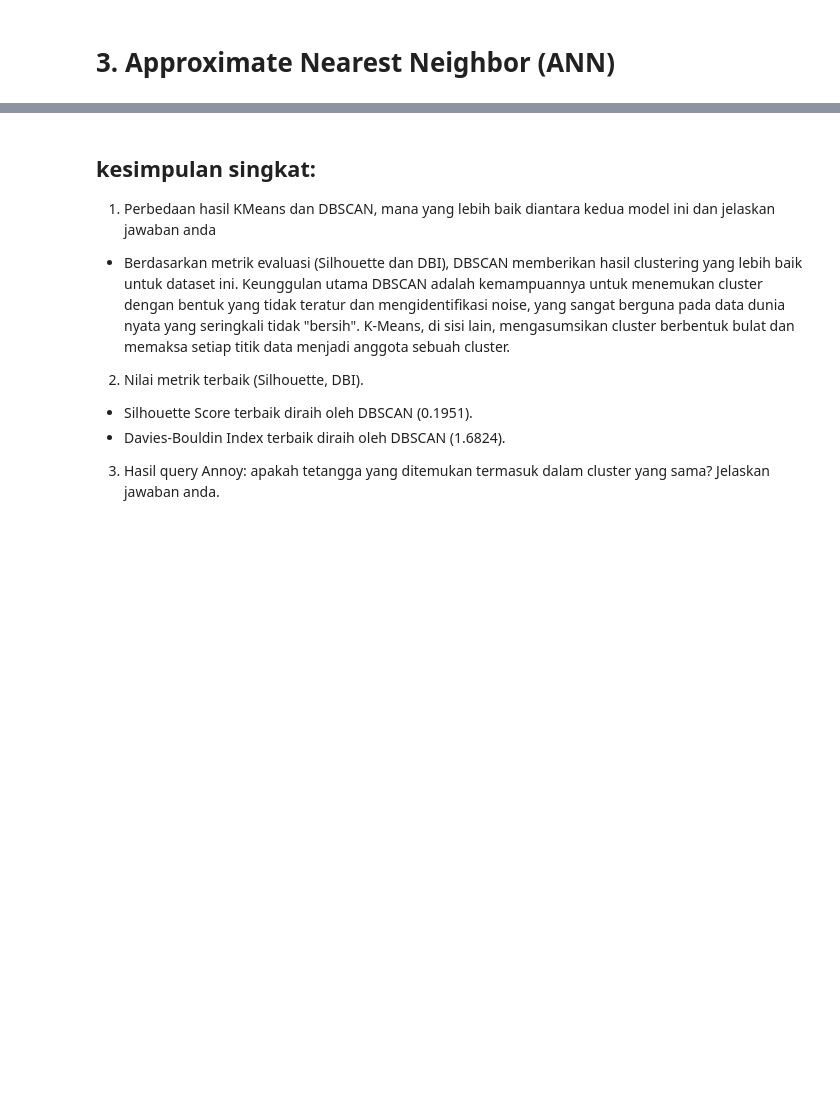
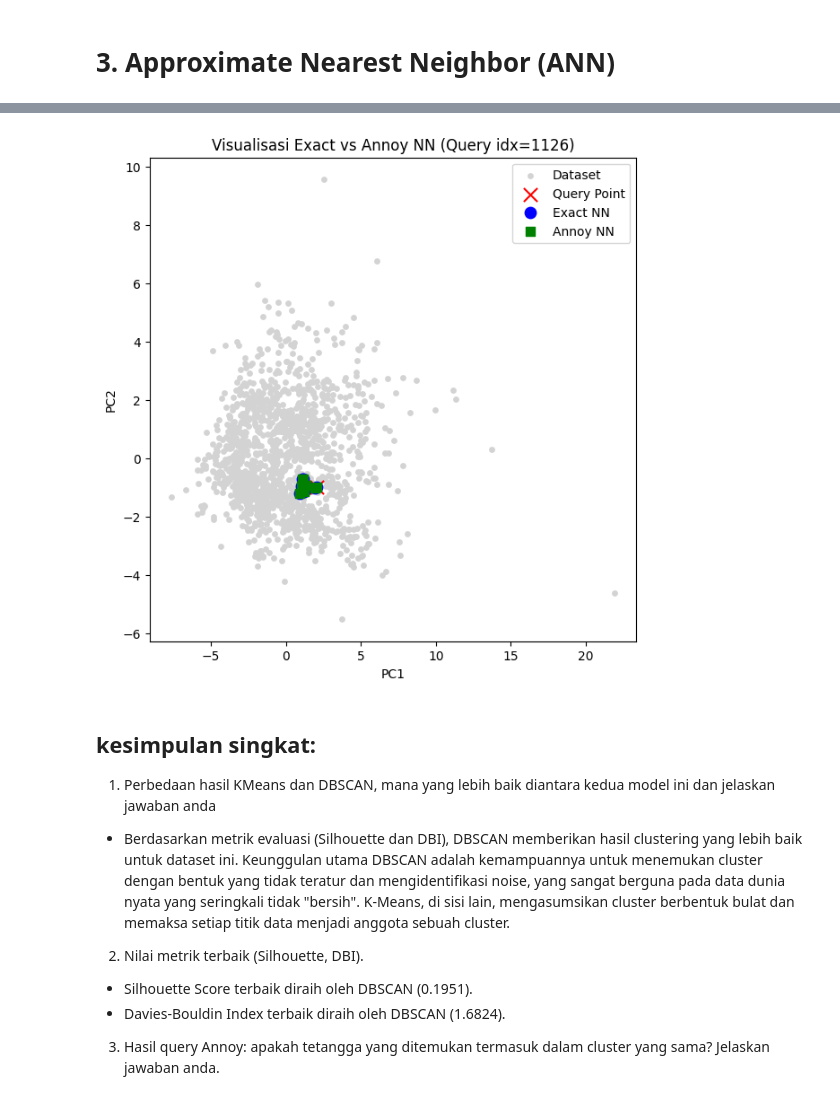
Before and after one commit to sakanabil/Machine-Learning_25, a Jupyter notebook: Saka_Nabil_UTS_ML.ipynb, the cells around one changed output, grey strips where cells are left out. Drawn from its saved outputs; the diff is of its cells as text; code cells hidden in the pictures; blank space fills up the shorter version.

```diff
--- a/Saka_Nabil_UTS_ML.ipynb
+++ b/Saka_Nabil_UTS_ML.ipynb
@@ -350,13 +350,12 @@ Membuat visualisasi hasil clustering menggunakan PCA...
 # %% [markdown]
 # **3. Approximate Nearest Neighbor (ANN)**
 # %%
-# Approximate Nearest Neighbor (ANN)
 print("\nMenerapkan Approximate Nearest Neighbor dengan Annoy")
 
 # Persiapan Annoy Index
 dim = X_scaled.shape[1]
 ann = AnnoyIndex(dim, 'euclidean')
-num_trees = 100 # Trade-off antara akurasi dan kecepatan
+num_trees = 10  # Trade-off antara akurasi dan kecepatan
 
 print("Membangun index Annoy...")
 for i, v in enumerate(X_scaled):
@@ -365,28 +364,58 @@ for i, v in enumerate(X_scaled):
 ann.build(num_trees)
 print(f"Index Annoy berhasil dibangun dengan {num_trees} trees.")
 
-# Pilih 4 titik query secara acak
+# Pilih 1 titik query untuk visualisasi (lebih mudah dilihat)
 np.random.seed(42)
-query_indices = np.random.choice(len(X_scaled), 4, replace=False)
-num_neighbors = 8 # Jumlah tetangga yang ingin dicari
+query_idx = np.random.choice(len(X_scaled))
+num_neighbors = 8  # Jumlah tetangga yang ingin dicari
+
+# Hasil Annoy
+neighbors_ann, distances_ann = ann.get_nns_by_item(query_idx, num_neighbors, include_distances=True)
+
+# Hasil Exact Nearest Neighbor
+nbrs = NearestNeighbors(n_neighbors=num_neighbors, metric='euclidean').fit(X_scaled)
+distances_exact, neighbors_exact = nbrs.kneighbors([X_scaled[query_idx]])
+
+neighbors_exact = neighbors_exact[0]
+distances_exact = distances_exact[0]
 
 print("\n--- Hasil Pencarian ANN ---")
-for query_idx in query_indices:
-    neighbors, distances = ann.get_nns_by_item(query_idx, num_neighbors, include_distances=True)
+print(f"Query Point Index: {query_idx} (Cluster KMeans: {labels_kmeans[query_idx]})")
+print("---------------------------------------------------------")
+print("Idx |    Jarak (Annoy)    | Cluster (KMeans)")
+print("---------------------------------------------------------")
+for n, d in zip(neighbors_ann, distances_ann):
+    if n == query_idx:
+        continue
+    print(f"{n:<4} | {d:.4f}              | {labels_kmeans[n]}")
+print("---------------------------------------------------------")
 
-    print(f"\n>> Query Point Index: {query_idx} (Cluster KMeans: {labels_kmeans[query_idx]})")
-    print("   Tetangga Terdekat dan Jaraknya:")
-    print("   -------------------------------------------------")
-    print("   Idx |    Jarak    | Cluster (KMeans)")
-    print("   -------------------------------------------------")
-    for n, d in zip(neighbors, distances):
-        # Skip jika tetangga adalah query point itu sendiri
-        if n == query_idx:
-            continue
-        print(f"   {n:<3} |    {d:.4f}   |       {labels_kmeans[n]}")
-    print("   -------------------------------------------------")
+# ============================================================
+# 🔹 Visualisasi hasil dengan PCA 2D
+# ============================================================
 
-print("\nAnalisis selesai.")
+pca = PCA(n_components=2)
+X_pca = pca.fit_transform(X_scaled)
+
+query_point = X_pca[query_idx]
+points_exact = X_pca[neighbors_exact]
+points_ann = X_pca[neighbors_ann]
+
+plt.figure(figsize=(7,7))
+plt.scatter(X_pca[:,0], X_pca[:,1], c="lightgray", s=15, label="Dataset")
+plt.scatter(query_point[0], query_point[1], c="red", marker="x", s=120, label="Query Point")
+
+# Tetangga exact = biru
+plt.scatter(points_exact[:,0], points_exact[:,1], c="blue", s=80, label="Exact NN")
+
+# Tetangga Annoy = hijau
+plt.scatter(points_ann[:,0], points_ann[:,1], c="green", s=50, marker="s", label="Annoy NN")
+
+plt.legend()
+plt.title(f"Visualisasi Exact vs Annoy NN (Query idx={query_idx})")
+plt.xlabel("PC1")
+plt.ylabel("PC2")
+plt.show()
 # %% [output]
 Menerapkan Approximate Nearest Neighbor dengan Annoy
 Membangun index Annoy...
@@ -408,3 +437,4 @@ Analisis selesai.
+[figure, added]
 # %% [markdown]
 ## kesimpulan singkat:
 
```
Also changed, not shown: parts of 2 cells of this notebook.
